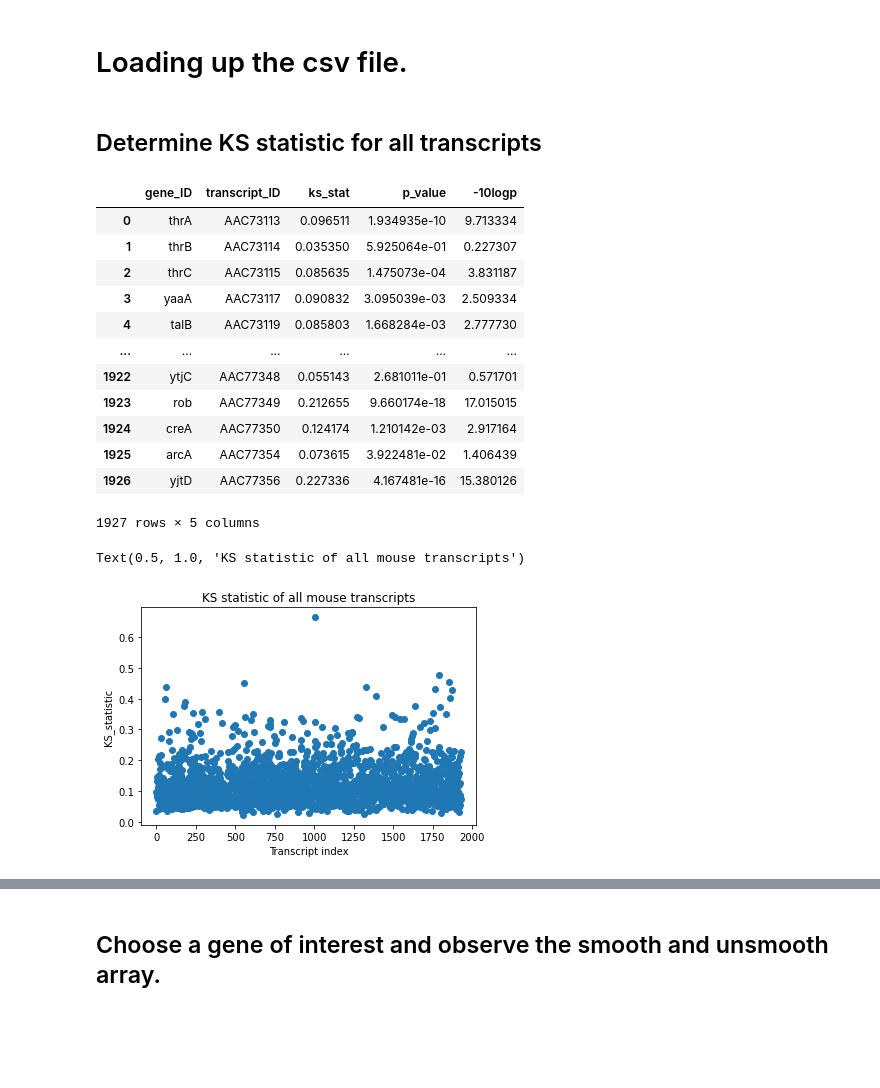
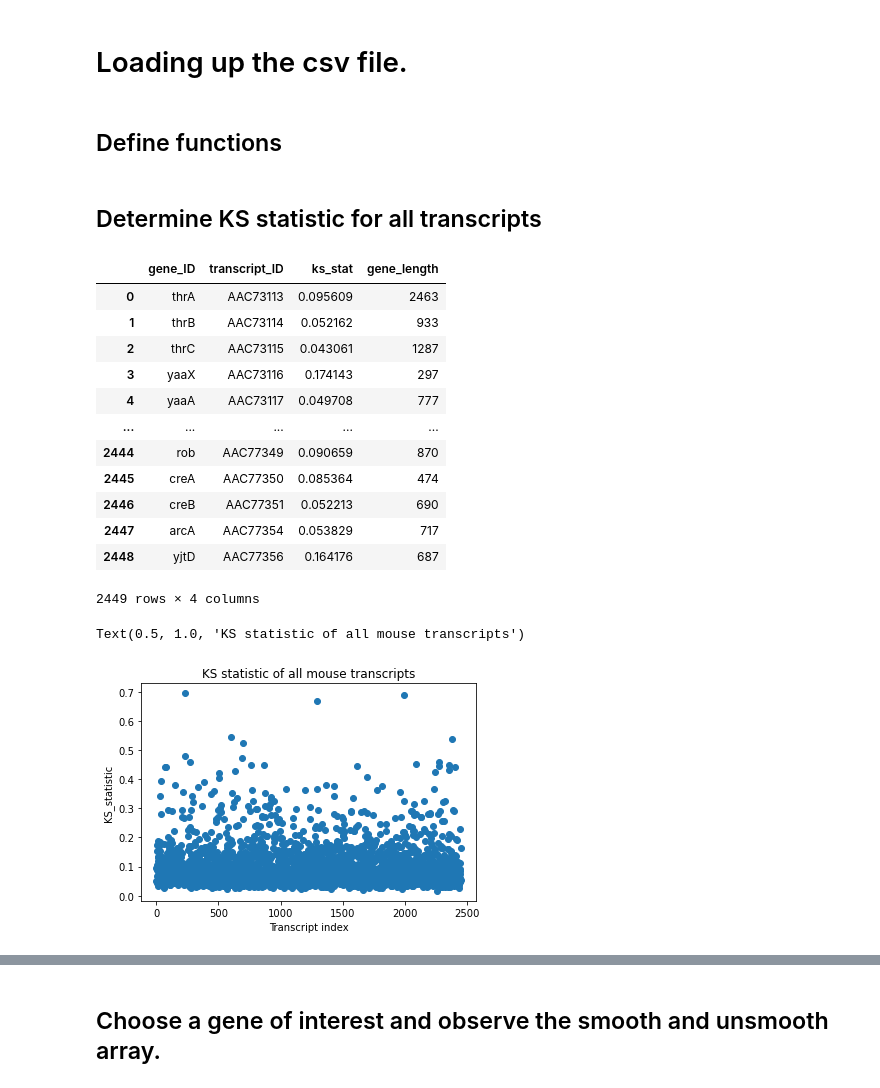
Before and after one commit to Raif-fl/Fall_2021_Work_journal, a Jupyter notebook: KS_stat/ecol_KS_like.ipynb, the cells around one changed output, grey strips where cells are left out. Cells and saved outputs as stored; diff of their text form; code cells hidden in the pictures; blank space fills up the shorter version.

```diff
--- a/KS_stat/ecol_KS_like.ipynb
+++ b/KS_stat/ecol_KS_like.ipynb
@@ -28,10 +28,11 @@ from scipy.sparse.linalg import lsqr
 # Define the path to our Bam files
 data_path = '/home/keeganfl/Desktop/Work_Fall_2021/genomes_&_samples/ecol/'
 csv_path = '/home/keeganfl/Desktop/Work_Fall_2021/data_tables/position_counts/ecol/'
+elon_path = '/home/keeganfl/Desktop/Work_Fall_2021/data_tables/elongation_rates/ecol/'
 save_path = '/home/keeganfl/Desktop/Work_Fall_2021/data_tables/KS_stats/ecol/'
 gtf_name = 'Escherichia_coli_str_k_12_substr_mg1655_gca_000005845.ASM584v2.51.gtf'
 mutation = 'efp'
-samp_num = '2'
+samp_num = '1'
 if os.path.isfile(save_path + "ks_table_" + samp_num + ".csv") == True:
     pre_load = True
 else:
@@ -56,3 +57,8 @@ transcripts.clear()
 # %%
 data_mutant = kat.load_count_positions(mutation+"_RPF_"+samp_num+"_counts.csv",csv_path)
 data_control = kat.load_count_positions("control_RPF_"+ samp_num +"_counts.csv",csv_path)
+# %%
+elon_mutant = kat.load_elongation_rates(mutation + '_' + samp_num + '_elongation_rates', elon_path)
+elon_control = kat.load_elongation_rates('control' + '_' + samp_num + '_elongation_rates', elon_path)
+# %% [markdown]
+## Define functions
@@ -61,64 +82,51 @@ data_control = kat.load_count_positions("control_RPF_"+ samp_num +"_counts.csv",
 # %%
 # Find the correlation between all of the controls and the samples.
 # Note that many of the lowest values spring from very short transcripts or transcripts with few reads.
-if pre_load == False:
+if pre_load == True:
     ks_list = []
-    p_list = []
     gene_list = []
     tr_id = []
+    len_list = []
     for tr_m, tr_c, transcript in zip(data_mutant, data_control, protein_coding):
-        if len(tr_m) > 200 and sum(tr_m)/len(tr_m) > 0.5 and sum(tr_c)/len(tr_c) > 0.5:
+        if len(tr_m) > 200 and sum(tr_m)/len(tr_m) > 0.15 and sum(tr_c)/len(tr_c) > 0.15:
             position = np.array(list(range(len(tr_m))))
             smoothed_vec_m, cumul_m = kat.get_smoothed_vector(position, tr_m+0.00000000001)
             smoothed_vec_c, cumul_c = kat.get_smoothed_vector(position, tr_c+0.00000000001)
             ks = max(abs(cumul_m - cumul_c))
-            n = len(tr_m)
-            m = len(tr_c)
-            en = (n*m)/(n+m)
-            p = kstwo.sf(ks,np.round(en))
             ks_list.append(ks)
-            p_list.append(p)
             gene_list.append(transcript.attr["gene_name"])
             tr_id.append(transcript.get_name())
-
-
-    # Calculate the -10 log of the P values in order to visualize the smallest values.
-    log_p = []
-    for p in p_list:
-        if p != 0:
-            log_p.append(math.log(p, 0.1))
-        else:
-            log_p.append(250)
+            len_list.append(len(tr_m))
 
     # reorganizing the lists into a dataframe.
-    df = pd.DataFrame(list(zip(gene_list, tr_id, ks_list, p_list, log_p)))
-    df.columns = ["gene_ID","transcript_ID", "ks_stat", "p_value", "-10logp"]
-    df.to_csv(save_path + "ks_table_" + samp_num + ".csv", index=False)
+    df_b = pd.DataFrame(list(zip(gene_list, tr_id, ks_list, len_list)))
+    df_b.columns = ["gene_ID","transcript_ID", "ks_stat", "gene_length"]
+    df_b.to_csv(save_path + "ks_table_" + samp_num + ".csv", index=False)
 # %%
-df
+df_b
 # %% [output]
-|  | gene_ID | transcript_ID | ks_stat | p_value | -10logp |
-| 0 | thrA | AAC73113 | 0.096511 | 1.934935e-10 | 9.713334 |
-| 1 | thrB | AAC73114 | 0.035350 | 5.925064e-01 | 0.227307 |
-| 2 | thrC | AAC73115 | 0.085635 | 1.475073e-04 | 3.831187 |
-| 3 | yaaA | AAC73117 | 0.090832 | 3.095039e-03 | 2.509334 |
-| 4 | talB | AAC73119 | 0.085803 | 1.668284e-03 | 2.777730 |
-| ... | ... | ... | ... | ... | ... |
-| 1922 | ytjC | AAC77348 | 0.055143 | 2.681011e-01 | 0.571701 |
-| 1923 | rob | AAC77349 | 0.212655 | 9.660174e-18 | 17.015015 |
-| 1924 | creA | AAC77350 | 0.124174 | 1.210142e-03 | 2.917164 |
-| 1925 | arcA | AAC77354 | 0.073615 | 3.922481e-02 | 1.406439 |
-| 1926 | yjtD | AAC77356 | 0.227336 | 4.167481e-16 | 15.380126 |
+|  | gene_ID | transcript_ID | ks_stat | gene_length |
+| 0 | thrA | AAC73113 | 0.095609 | 2463 |
+| 1 | thrB | AAC73114 | 0.052162 | 933 |
+| 2 | thrC | AAC73115 | 0.043061 | 1287 |
+| 3 | yaaX | AAC73116 | 0.174143 | 297 |
+| 4 | yaaA | AAC73117 | 0.049708 | 777 |
+| ... | ... | ... | ... | ... |
+| 2444 | rob | AAC77349 | 0.090659 | 870 |
+| 2445 | creA | AAC77350 | 0.085364 | 474 |
+| 2446 | creB | AAC77351 | 0.052213 | 690 |
+| 2447 | arcA | AAC77354 | 0.053829 | 717 |
+| 2448 | yjtD | AAC77356 | 0.164176 | 687 |
-1927 rows × 5 columns
+2449 rows × 4 columns
 # %%
 # An optional line that loads up a pre-made dataset
 if pre_load == True:
-    df = pd.read_csv(save_path + "ks_table_" + samp_num + ".csv")
+    df_b = pd.read_csv(save_path + "ks_table_" + samp_num + ".csv")
 # %%
-plt.scatter(list(range(len(df["ks_stat"]))), df["ks_stat"])
+plt.scatter(list(range(len(df_b["ks_stat"]))), df_b["ks_stat"])
 plt.ylabel("KS_statistic")
 plt.xlabel("Transcript index")
 plt.title("KS statistic of all mouse transcripts")
 # %% [output]
 Text(0.5, 1.0, 'KS statistic of all mouse transcripts')
-[figure, old version]
+[figure, new version]
```
Also changed, not shown: parts of 19 cells of this notebook, 7 other files.
